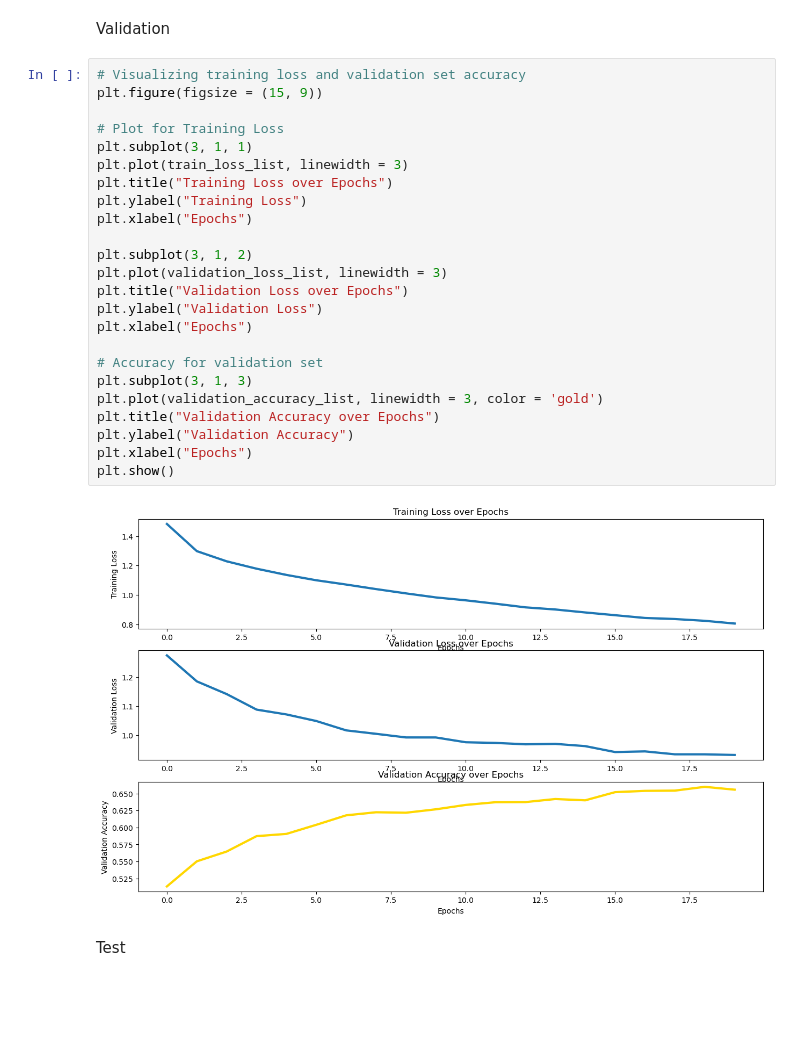
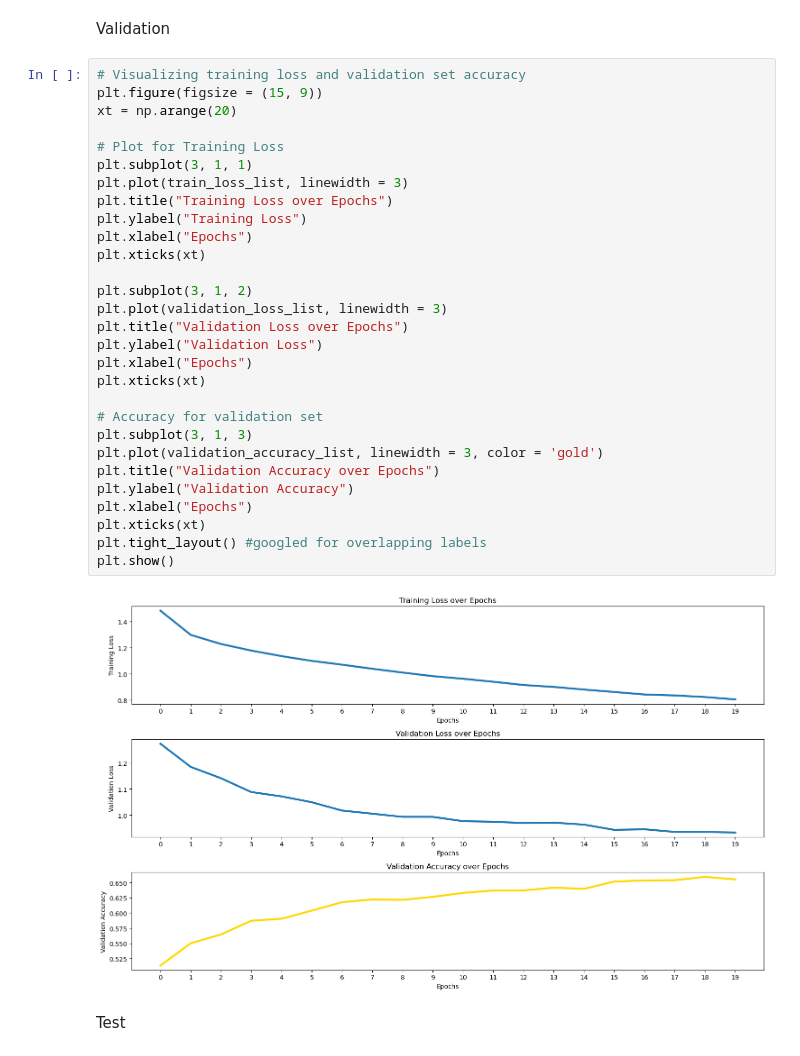
Before and after one commit to javiergd64/phys417final, a Jupyter notebook: final_template/Lab9_Template.ipynb, the cells around one changed output. Cells and saved outputs as stored; diff of their text form; blank space fills up the shorter version.

```diff
--- a/final_template/Lab9_Template.ipynb
+++ b/final_template/Lab9_Template.ipynb
@@ -339,29 +339,34 @@ Validation
 # %%
 # Visualizing training loss and validation set accuracy
 plt.figure(figsize = (15, 9))
+xt = np.arange(20)
 
 # Plot for Training Loss
 plt.subplot(3, 1, 1)
 plt.plot(train_loss_list, linewidth = 3)
 plt.title("Training Loss over Epochs")
 plt.ylabel("Training Loss")
 plt.xlabel("Epochs")
+plt.xticks(xt)
 
 plt.subplot(3, 1, 2)
 plt.plot(validation_loss_list, linewidth = 3)
 plt.title("Validation Loss over Epochs")
 plt.ylabel("Validation Loss")
 plt.xlabel("Epochs")
+plt.xticks(xt)
 
 # Accuracy for validation set
 plt.subplot(3, 1, 3)
 plt.plot(validation_accuracy_list, linewidth = 3, color = 'gold')
 plt.title("Validation Accuracy over Epochs")
 plt.ylabel("Validation Accuracy")
 plt.xlabel("Epochs")
+plt.xticks(xt)
+plt.tight_layout() #googled for overlapping labels
 plt.show()
 # %% [output]
-[figure, old version]
+[figure, new version]
 # %% [markdown]
 Test
 # %%
```
Also changed, not shown: parts of 2 cells of this notebook.
